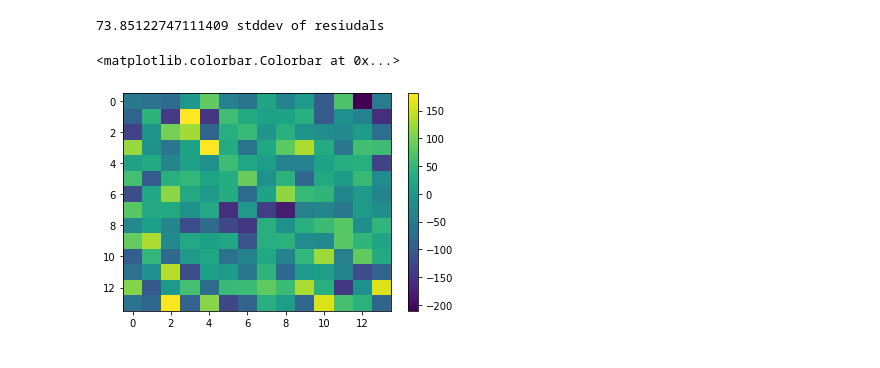
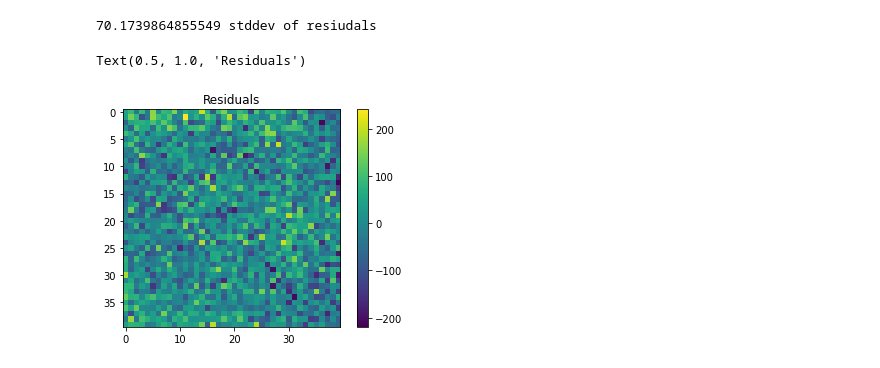
Before and after one commit to mohanagr/PHYS641, a Jupyter notebook: ps3/q1.ipynb, the cells around one changed output. Saved outputs shown, nothing was run; the diff lists cells and outputs as text; code cells hidden in the pictures.

```diff
--- a/ps3/q1.ipynb
+++ b/ps3/q1.ipynb
@@ -25,3 +20,3 @@ print(ss.shape)
 # %%
-snip=ss.copy()
+snip=mymap[nx//2-width:nx//2+width,ny//2-width:ny//2+width].copy()
 # %%
@@ -33,3 +28,6 @@ plt.colorbar()
+# %%
+snip=(snip-snip.max())/(snip.max()-snip.min())
 # %%
-width=ss.shape[0]//2
+width=snip.shape[0]//2
+snip=snip-snip.mean()
 # %%
@@ -45,8 +48,8 @@ plt.imshow(mygauss,aspect='equal')
 # %%
-dp = np.asarray([0.001,0.001,0.001,0.001,0.001])/10
+dp = np.asarray([0.001,0.001,0.001,0.001,0.001,0.001])/10
 
 #starting guess
-params = [-1,1,-1,3,5]
+params = [-200,0,0,3,3]
 #let's fit a gaussian to snip
 y=np.ravel(snip)
 
@@ -81,10 +84,11 @@ plt.colorbar()
 # %%
 predsnip = tools.gauss2d(fitp,width)
 res=snip-predsnip
 print(res.std(), "stddev of resiudals")
-plt.imshow(res,aspect='auto')
+plt.imshow(res,aspect='equal')
 plt.colorbar()
+plt.title('Residuals')
 # %% [output]
-73.85122747111409 stddev of resiudals
+70.1739864855549 stddev of resiudals
-<matplotlib.colorbar.Colorbar at 0x...>
+Text(0.5, 1.0, 'Residuals')
-[figure, old version]
+[figure, new version]
```
Also changed, not shown: parts of 11 cells of this notebook, 1 other file.
